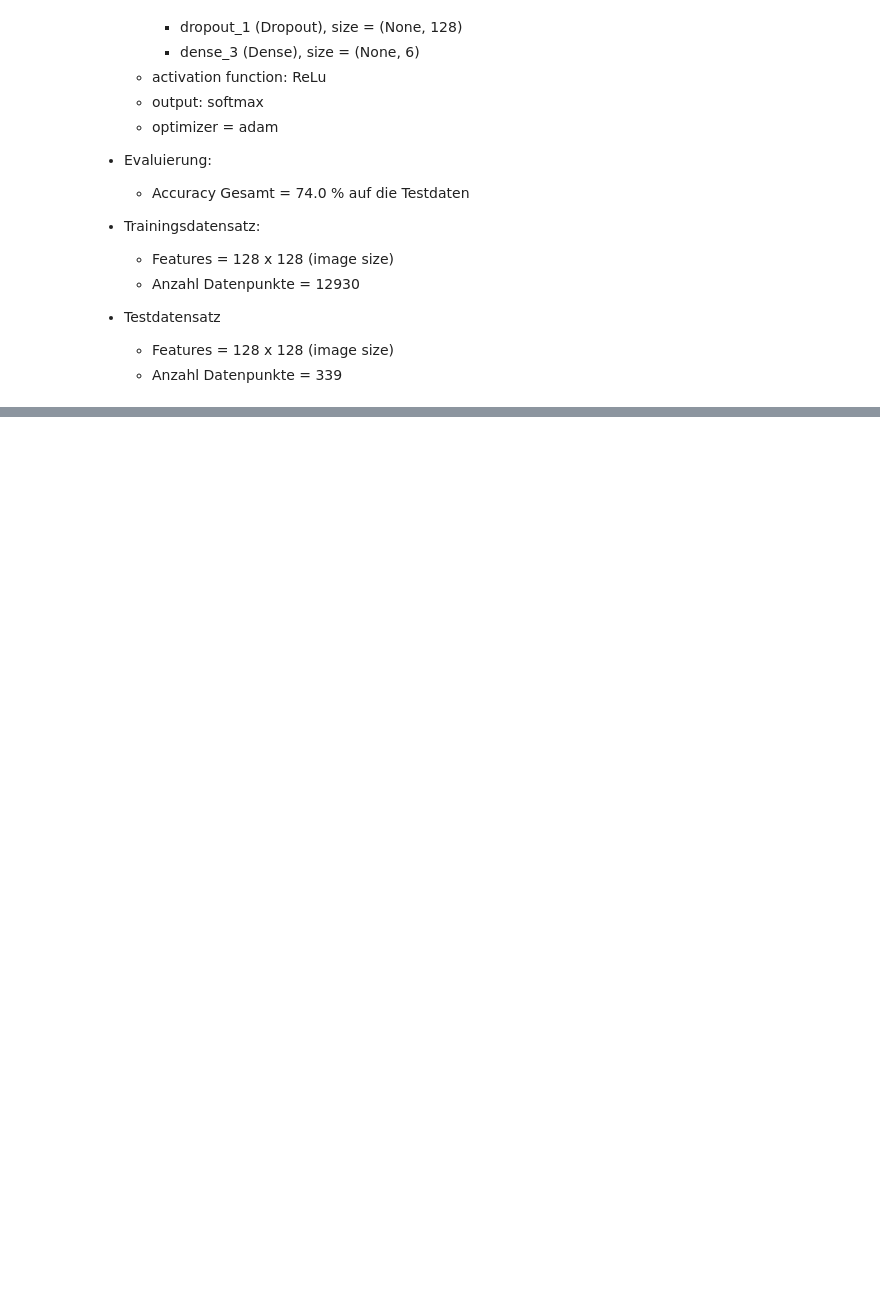
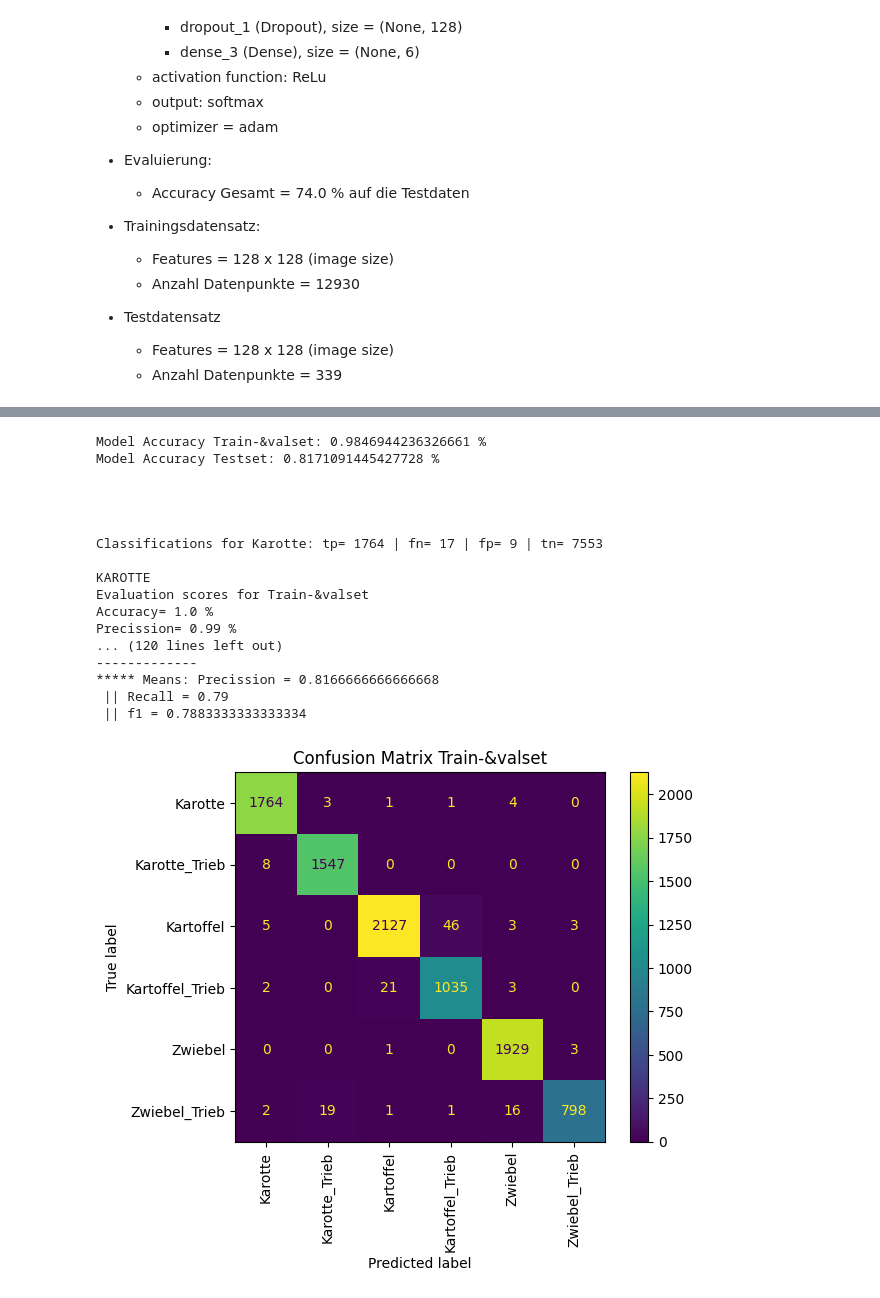
Before and after one commit to leons1396/AI_project, a Jupyter notebook: Delivery/presentation/vegi_classification_cnn.ipynb, the cells around one changed output, grey strips where cells are left out. Drawn from its saved outputs; the diff is of its cells as text; code cells hidden in the pictures; blank space fills up the shorter version.

```diff
--- a/Delivery/presentation/vegi_classification_cnn.ipynb
+++ b/Delivery/presentation/vegi_classification_cnn.ipynb
@@ -39,7 +99,7 @@ img_height = 128
 img_width =128
 batch_size=32
 
-model = tf.keras.models.load_model("G:/Meine Ablage/KI_Projekt/Abgabe_Burghart/model_final.keras")
+model = tf.keras.models.load_model("D:/Dokumente/Master-Studium/Semester3/KI_Projekt/CNN/model_final.keras")
 model.summary()
-class_names = ['Karotte', 'Kartoffel', 'Zwiebel', 'Karotte_Trieb', 'Kartoffel_Trieb', 'Zwiebel_Trieb']
+class_names = ['Karotte', 'Karotte_Trieb', 'Kartoffel', 'Kartoffel_Trieb', 'Zwiebel', 'Zwiebel_Trieb']
 # %% [output]
@@ -102,14 +144,18 @@ print(cls)
+# %%
+
+classes = {'Karotte':0, 'Karotte_Trieb':1, 'Kartoffel':2, 'Kartoffel_Trieb':3, 'Zwiebel':4, 'Zwiebel_Trieb':5}
 # %%
 i = 0
 y_label = []
 pred_y = []
+
 for path in paths:
     if "desktop.ini" in path:
         continue
     #vegi_BGR = cv2.imread(path)
     #plt.imshow(vegi_BGR)
     #plt.show()
-    y_label.append(classes[path.split("/")[5]])
+    y_label.append(classes[path.split("/")[7]])
 
     img = tf.keras.utils.load_img(path, target_size=(img_height, img_width))
     test_array = tf.keras.utils.img_to_array(img)
@@ -163,0 +193,28 @@ Accuracy =  0.2713864306784661
+# %%
+i = 0
+y_label_train = []
+pred_y_train = []
+
+for path in paths_train:
+    if "desktop.ini" in path:
+        continue
+    #vegi_BGR = cv2.imread(path)
+    #plt.imshow(vegi_BGR)
+    #plt.show()
+    y_label_train.append(classes[path.split("/")[6]])
+
+    img = tf.keras.utils.load_img(path, target_size=(img_height, img_width))
+    test_array = tf.keras.utils.img_to_array(img)
+    test_array = tf.expand_dims(test_array, 0)
+
+    predictions = model.predict(test_array)
+    score = tf.nn.softmax(predictions[0])
+    #print(predictions)
+
+    #print(
+    #    "This image most likely belongs to {} "
+    #    .format(class_names[np.argmax(score)])
+    #)
+    pred_vegi = class_names[np.argmax(score)]
+    #print("#### pred_vegi", pred_vegi)
+    pred_y_train.append(classes[class_names[np.argmax(score)]])
@@ -163,0 +239,26 @@ Accuracy =  0.2713864306784661
+# %%
+accuracy_train = accuracy_score(y_label_train,pred_y_train)
+accuracy_test = accuracy_score(y_label,pred_y)
+print(f"Model Accuracy Train-&valset: {accuracy_train} %\nModel Accuracy Testset: {accuracy_test} %\n")
+
+evaluate_model(model,y_label_train,pred_y_train,test_array,"Train-&valset","own")
+evaluate_model(model,y_label,pred_y,test_array,"Testset","own")
+# %% [output]
+Model Accuracy Train-&valset: 0.9846944236326661 %
+Model Accuracy Testset: 0.8171091445427728 %
+
+
+
+
+Classifications for Karotte: tp= 1764 | fn= 17 | fp= 9 | tn= 7553
+
+KAROTTE
+Evaluation scores for Train-&valset
+Accuracy= 1.0 %
+Precission= 0.99 %
+... (120 lines left out)
+-------------
+***** Means: Precission = 0.8166666666666668
+ || Recall = 0.79
+ || f1 = 0.7883333333333334
+[figure, added]
```
Also changed, not shown: parts of 12 cells of this notebook, 1 other file.
